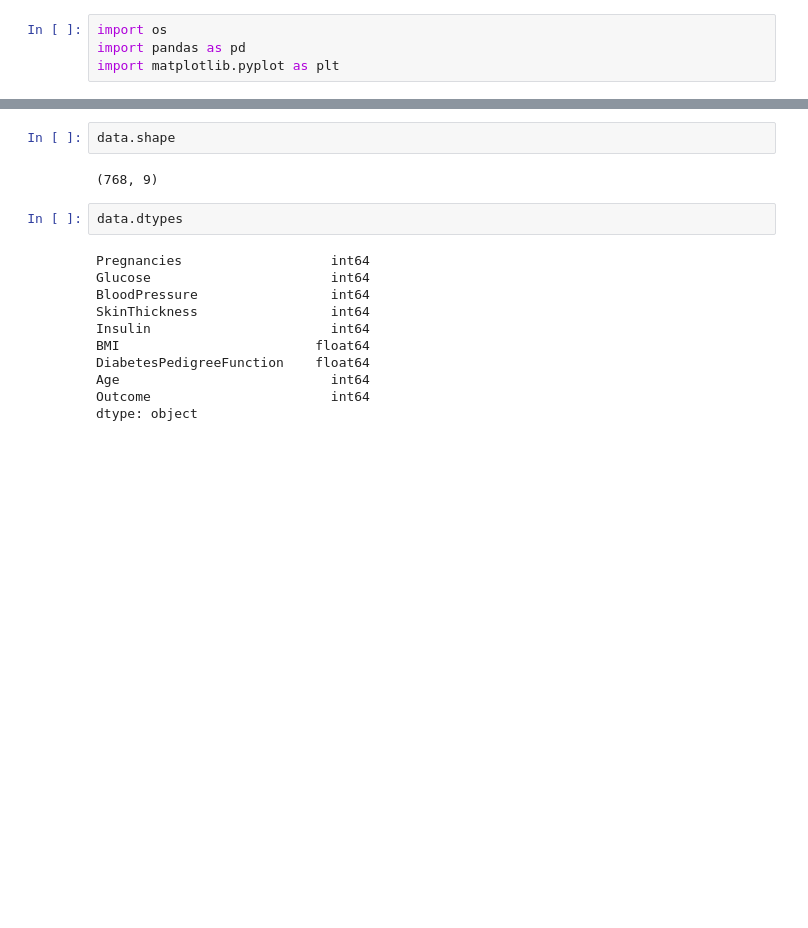
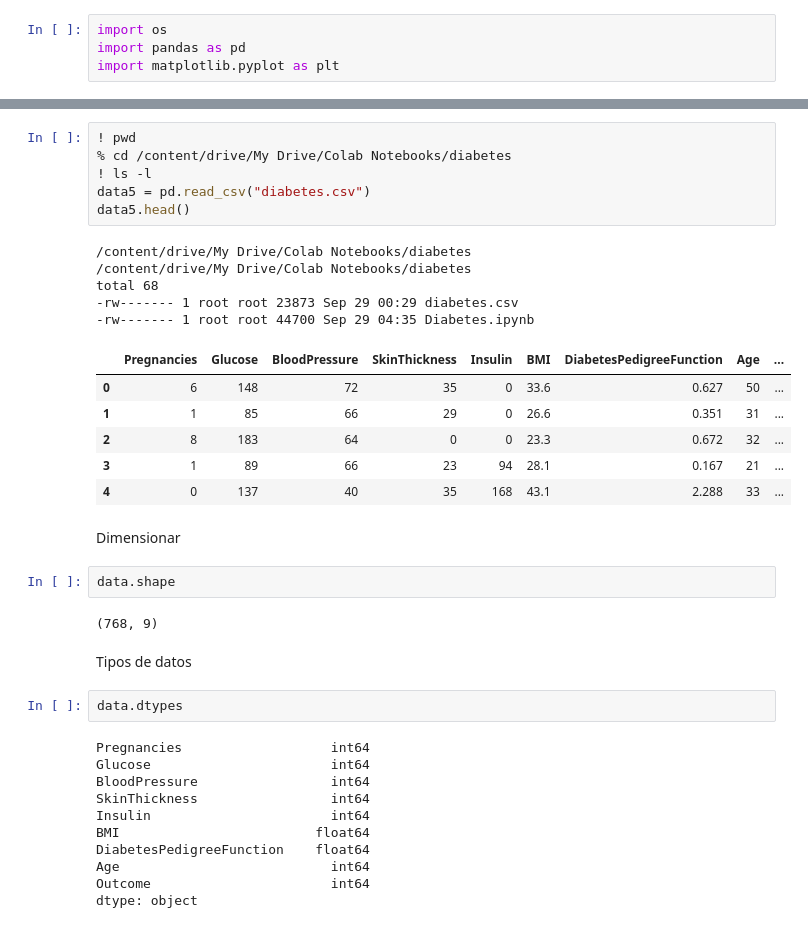
Before and after one commit to adrianquiroga/diabetes, a Jupyter notebook: Diabetes.ipynb, the cells around one changed output, grey strips where cells are left out. Saved outputs shown, nothing was run; the diff lists cells and outputs as text; blank space fills up the shorter version.

```diff
--- a/Diabetes.ipynb
+++ b/Diabetes.ipynb
@@ -53,7 +73,29 @@ logging.getLogger('googleapiclient.discovery_cache').setLevel(logging.ERROR)
+# %%
+! pwd
+% cd /content/drive/My Drive/Colab Notebooks/diabetes
+! ls -l
+data5 = pd.read_csv("diabetes.csv")
+data5.head()
+# %% [output]
+/content/drive/My Drive/Colab Notebooks/diabetes
+/content/drive/My Drive/Colab Notebooks/diabetes
+total 68
+-rw------- 1 root root 23873 Sep 29 00:29 diabetes.csv
+-rw------- 1 root root 44700 Sep 29 04:35 Diabetes.ipynb
+|  | Pregnancies | Glucose | BloodPressure | SkinThickness | Insulin | BMI | DiabetesPedigreeFunction | Age | ... |
+| 0 | 6 | 148 | 72 | 35 | 0 | 33.6 | 0.627 | 50 | ... |
+| 1 | 1 | 85 | 66 | 29 | 0 | 26.6 | 0.351 | 31 | ... |
+| 2 | 8 | 183 | 64 | 0 | 0 | 23.3 | 0.672 | 32 | ... |
+| 3 | 1 | 89 | 66 | 23 | 94 | 28.1 | 0.167 | 21 | ... |
+| 4 | 0 | 137 | 40 | 35 | 168 | 43.1 | 2.288 | 33 | ... |
+# %% [markdown]
+Dimensionar
 # %%
 data.shape
 # %% [output]
 (768, 9)
+# %% [markdown]
+Tipos de datos
 # %%
 data.dtypes
 # %% [output]
```
Also changed, not shown: parts of 14 cells of this notebook.
